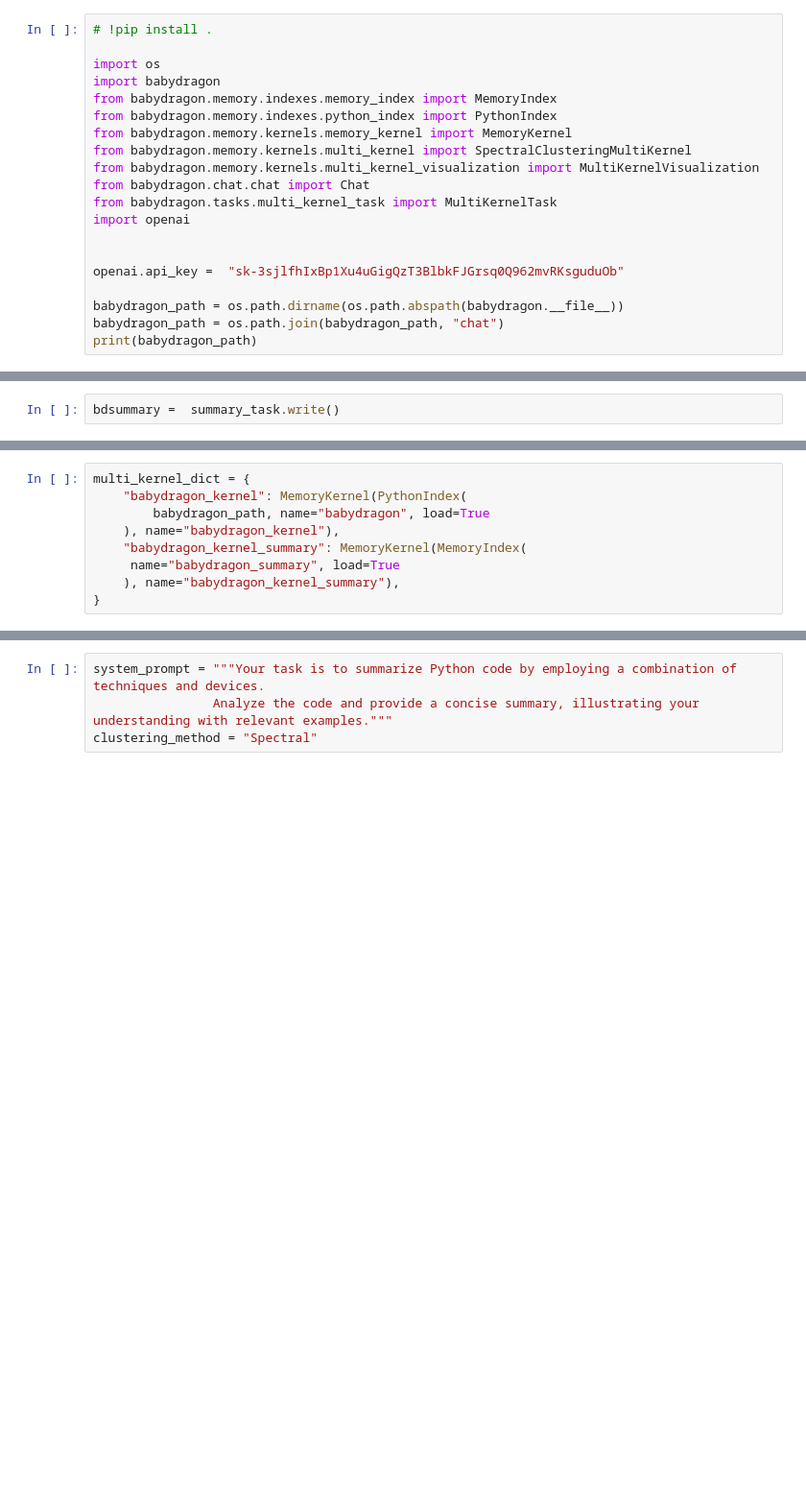
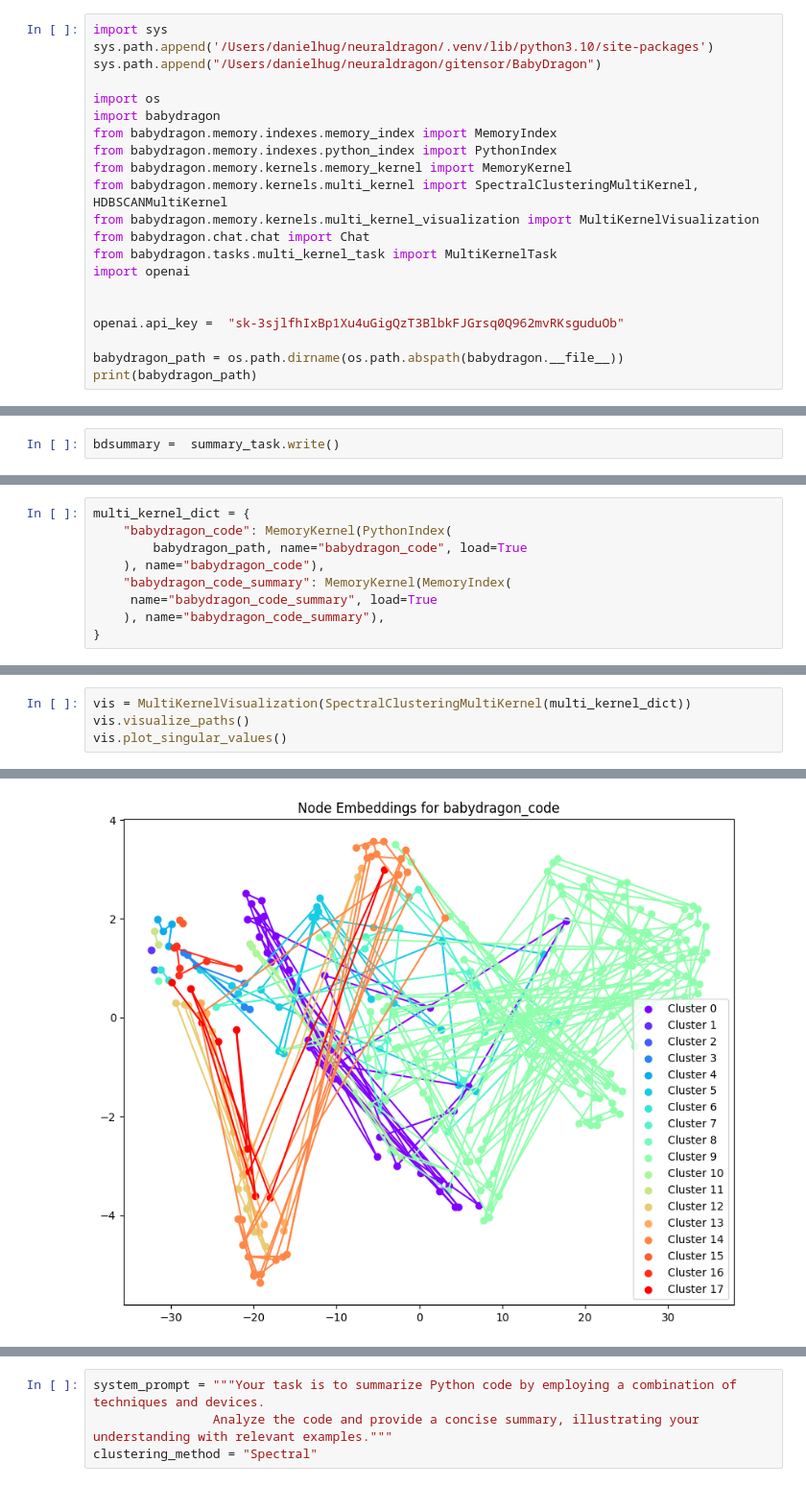
Before and after one commit to Neural-Dragon-AI/BabyDragon, a Jupyter notebook: notebooks/mk_example.ipynb, the cells around one changed output, grey strips where cells are left out. Shown at 96% size. Cells and saved outputs as stored; diff of their text form; blank space fills up the shorter version.

```diff
--- a/notebooks/mk_example.ipynb
+++ b/notebooks/mk_example.ipynb
@@ -1,12 +4,14 @@
 # %%
-# !pip install .
+import sys
+sys.path.append('/Users/danielhug/neuraldragon/.venv/lib/python3.10/site-packages')
+sys.path.append("/Users/danielhug/neuraldragon/gitensor/BabyDragon")
 
 import os
 import babydragon
 from babydragon.memory.indexes.memory_index import MemoryIndex
 from babydragon.memory.indexes.python_index import PythonIndex
 from babydragon.memory.kernels.memory_kernel import MemoryKernel
-from babydragon.memory.kernels.multi_kernel import SpectralClusteringMultiKernel
+from babydragon.memory.kernels.multi_kernel import SpectralClusteringMultiKernel, HDBSCANMultiKernel
 from babydragon.memory.kernels.multi_kernel_visualization import MultiKernelVisualization
 from babydragon.chat.chat import Chat
 from babydragon.tasks.multi_kernel_task import MultiKernelTask
@@ -16,5 +21,4 @@ import openai
 openai.api_key =  "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"
 
 babydragon_path = os.path.dirname(os.path.abspath(babydragon.__file__))
-babydragon_path = os.path.join(babydragon_path, "chat")
 print(babydragon_path)
@@ -51,9 +83,9 @@ bdsummary =  summary_task.write()
 # %%
 multi_kernel_dict = {
-    "babydragon_kernel": MemoryKernel(PythonIndex(
-        babydragon_path, name="babydragon", load=True
-    ), name="babydragon_kernel"),
-    "babydragon_kernel_summary": MemoryKernel(MemoryIndex(
-     name="babydragon_summary", load=True
-    ), name="babydragon_kernel_summary"),
+    "babydragon_code": MemoryKernel(PythonIndex(
+        babydragon_path, name="babydragon_code", load=True
+    ), name="babydragon_code"),
+    "babydragon_code_summary": MemoryKernel(MemoryIndex(
+     name="babydragon_code_summary", load=True
+    ), name="babydragon_code_summary"),
 }
@@ -59,0 +115,5 @@ multi_kernel_dict = {
+# %%
+vis = MultiKernelVisualization(SpectralClusteringMultiKernel(multi_kernel_dict))
+vis.visualize_paths()
+vis.plot_singular_values()
+# %% [output]
@@ -59,0 +122 @@ multi_kernel_dict = {
+[figure, added]
```
Also changed, not shown: parts of 22 cells of this notebook, 1 other file.
